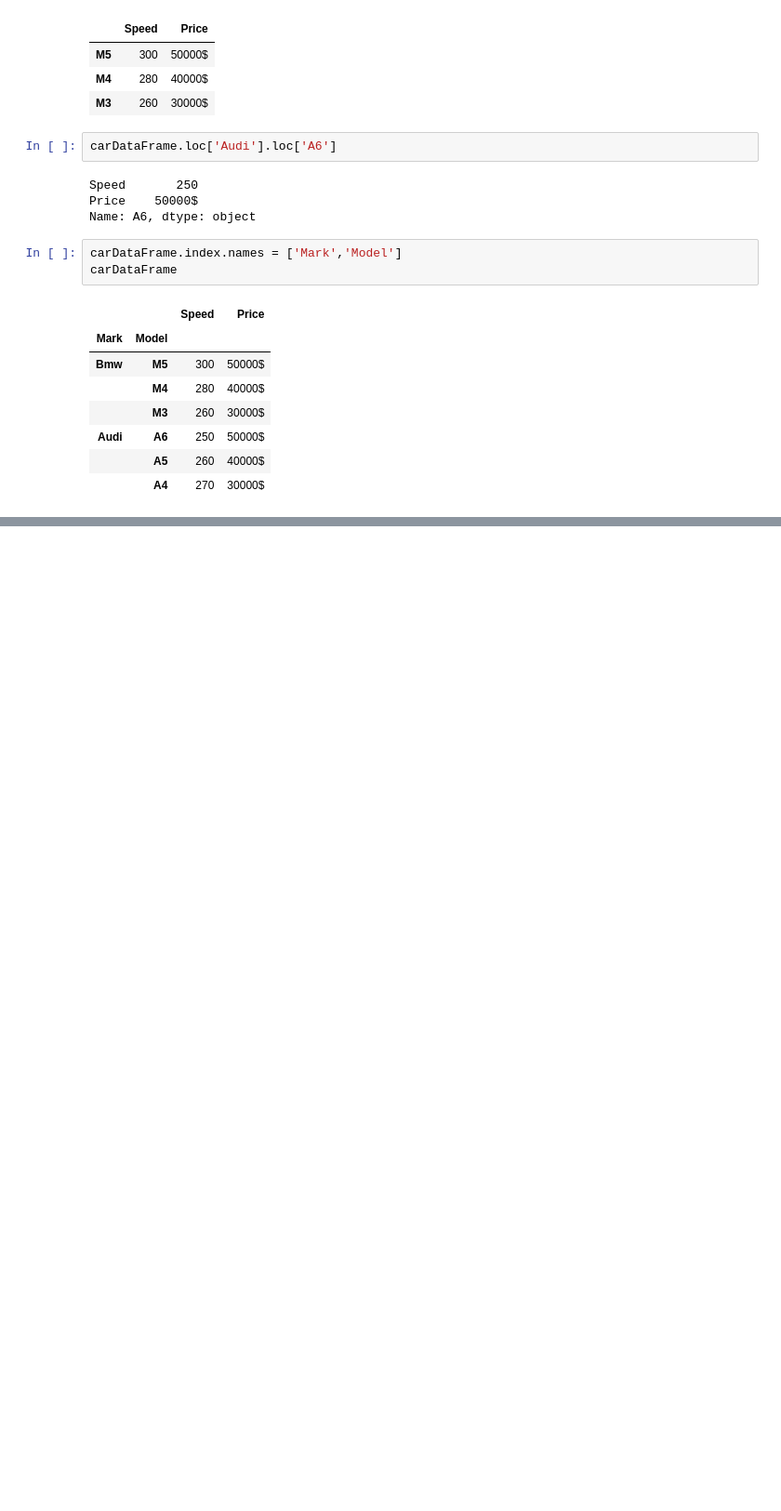
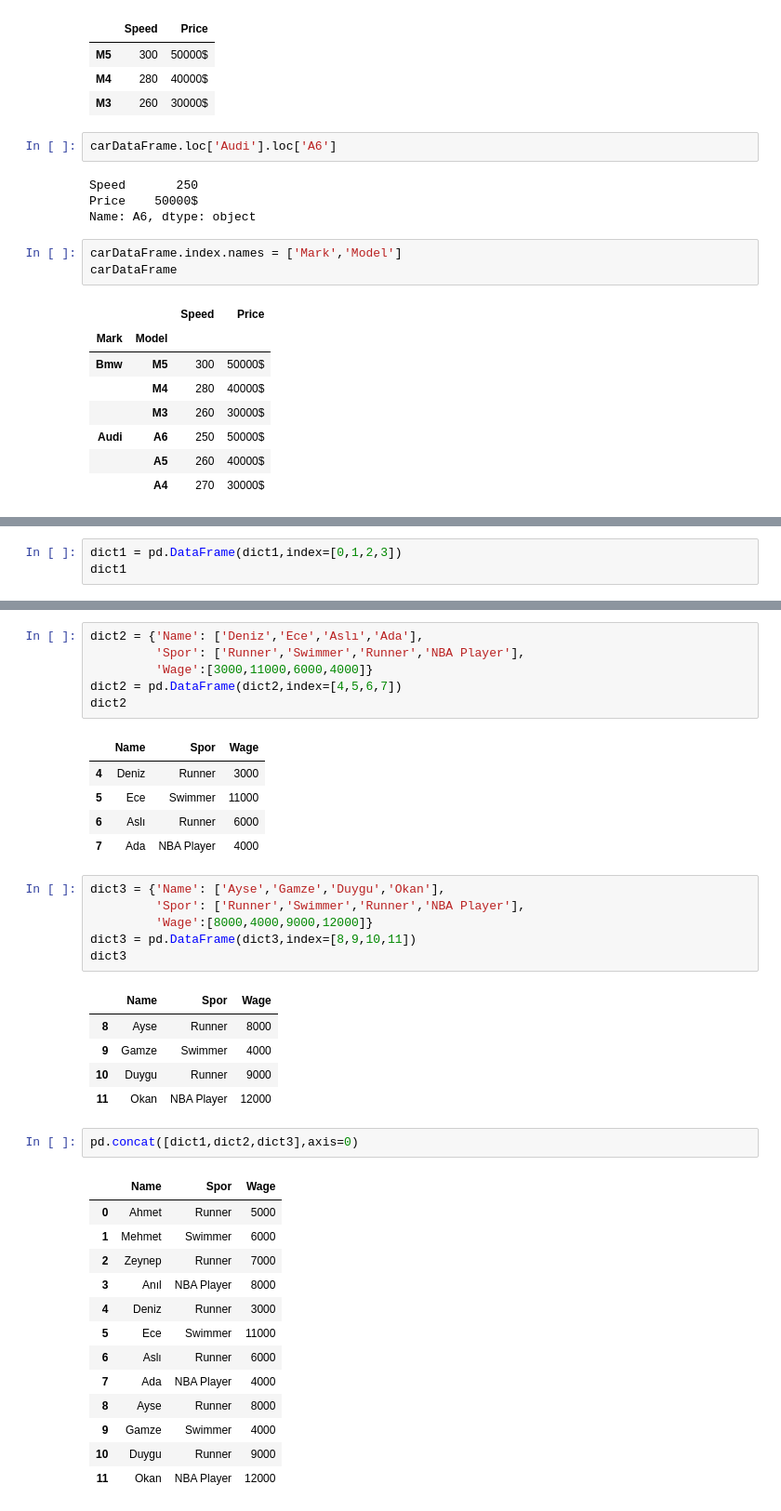
Before and after one commit to anildursunipek/python-modules, a Jupyter notebook: pandas/pandas.ipynb, the cells around one changed output, grey strips where cells are left out. Shown: that part at 93% size. Cells and saved outputs as stored; diff of their text form; blank space fills up the shorter version.

```diff
--- a/pandas/pandas.ipynb
+++ b/pandas/pandas.ipynb
@@ -294,0 +468,3 @@ carDataFrame
+# %%
+dict1 = pd.DataFrame(dict1,index=[0,1,2,3])
+dict1
@@ -294,0 +477,40 @@ carDataFrame
+# %%
+dict2 = {'Name': ['Deniz','Ece','Aslı','Ada'],
+         'Spor': ['Runner','Swimmer','Runner','NBA Player'],
+         'Wage':[3000,11000,6000,4000]}
+dict2 = pd.DataFrame(dict2,index=[4,5,6,7])
+dict2
+# %% [output]
+|  | Name | Spor | Wage |
+| 4 | Deniz | Runner | 3000 |
+| 5 | Ece | Swimmer | 11000 |
+| 6 | Aslı | Runner | 6000 |
+| 7 | Ada | NBA Player | 4000 |
+# %%
+dict3 = {'Name': ['Ayse','Gamze','Duygu','Okan'],
+         'Spor': ['Runner','Swimmer','Runner','NBA Player'],
+         'Wage':[8000,4000,9000,12000]}
+dict3 = pd.DataFrame(dict3,index=[8,9,10,11])
+dict3
+# %% [output]
+|  | Name | Spor | Wage |
+| 8 | Ayse | Runner | 8000 |
+| 9 | Gamze | Swimmer | 4000 |
+| 10 | Duygu | Runner | 9000 |
+| 11 | Okan | NBA Player | 12000 |
+# %%
+pd.concat([dict1,dict2,dict3],axis=0)
+# %% [output]
+|  | Name | Spor | Wage |
+| 0 | Ahmet | Runner | 5000 |
+| 1 | Mehmet | Swimmer | 6000 |
+| 2 | Zeynep | Runner | 7000 |
+| 3 | Anıl | NBA Player | 8000 |
+| 4 | Deniz | Runner | 3000 |
+| 5 | Ece | Swimmer | 11000 |
+| 6 | Aslı | Runner | 6000 |
+| 7 | Ada | NBA Player | 4000 |
+| 8 | Ayse | Runner | 8000 |
+| 9 | Gamze | Swimmer | 4000 |
+| 10 | Duygu | Runner | 9000 |
+| 11 | Okan | NBA Player | 12000 |
```
Also changed, not shown: parts of 62 cells of this notebook.
